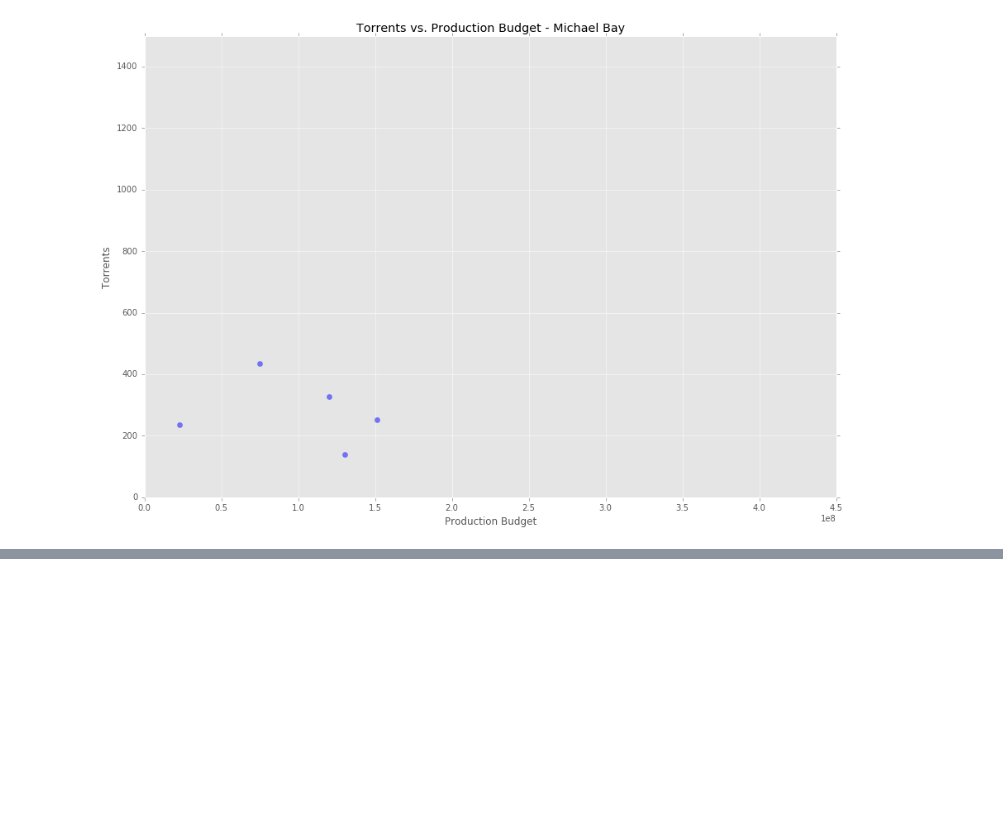
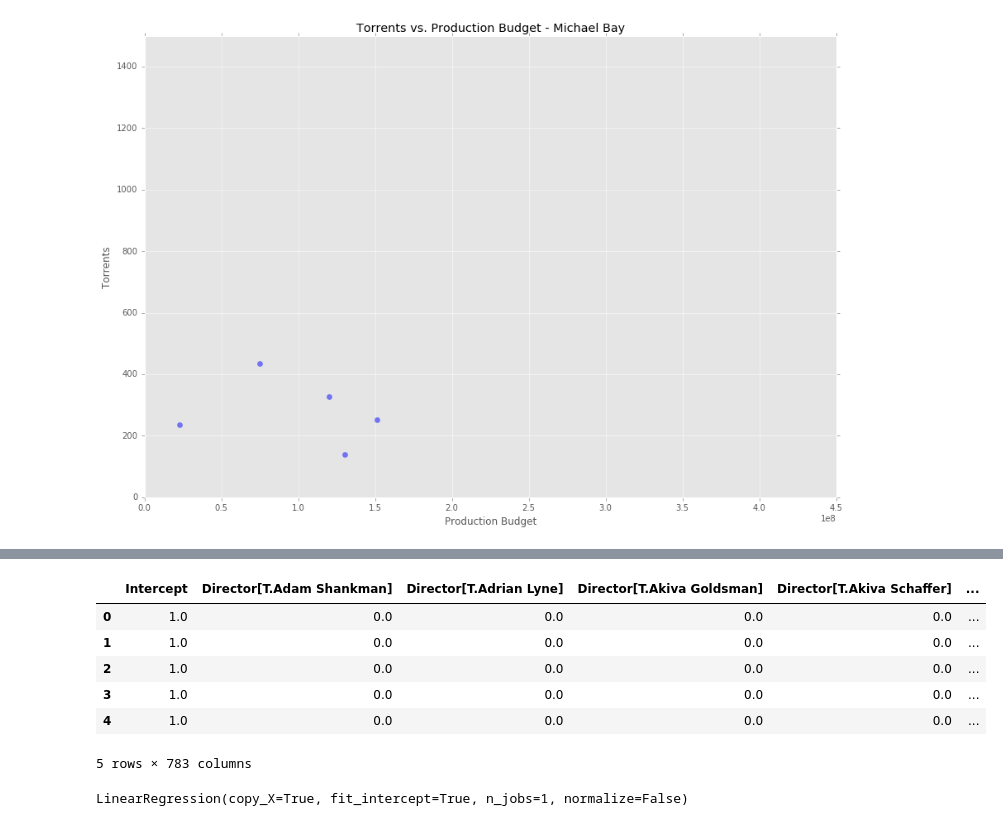
Before and after one commit to bryantbiggs/movie_torrents, a Jupyter notebook: Director_Analysis_Draft1.ipynb, the cells around one changed output, grey strips where cells are left out. Drawn from its saved outputs; the diff is of its cells as text; code cells hidden in the pictures; blank space fills up the shorter version.

```diff
--- a/Director_Analysis_Draft1.ipynb
+++ b/Director_Analysis_Draft1.ipynb
@@ -194,0 +218,4 @@ Name: Director, dtype: int64
+# %%
+from patsy import dmatrices
+
+y, x = dmatrices('Total_Torrents ~ Prod_Budget + Director', data=df_sub, return_type='dataframe')
@@ -194,0 +231,10 @@ Name: Director, dtype: int64
+# %%
+x.head()
+# %% [output]
+|  | Intercept | Director[T.Adam Shankman] | Director[T.Adrian Lyne] | Director[T.Akiva Goldsman] | Director[T.Akiva Schaffer] | ... |
+| 0 | 1.0 | 0.0 | 0.0 | 0.0 | 0.0 | ... |
+| 1 | 1.0 | 0.0 | 0.0 | 0.0 | 0.0 | ... |
+| 2 | 1.0 | 0.0 | 0.0 | 0.0 | 0.0 | ... |
+| 3 | 1.0 | 0.0 | 0.0 | 0.0 | 0.0 | ... |
+| 4 | 1.0 | 0.0 | 0.0 | 0.0 | 0.0 | ... |
+5 rows × 783 columns
@@ -194,0 +254,7 @@ Name: Director, dtype: int64
+# %%
+from sklearn.linear_model import LinearRegression
+
+model = LinearRegression()
+model.fit(x, y)
+# %% [output]
+LinearRegression(copy_X=True, fit_intercept=True, n_jobs=1, normalize=False)
```
Also changed, not shown: parts of 20 cells of this notebook.
